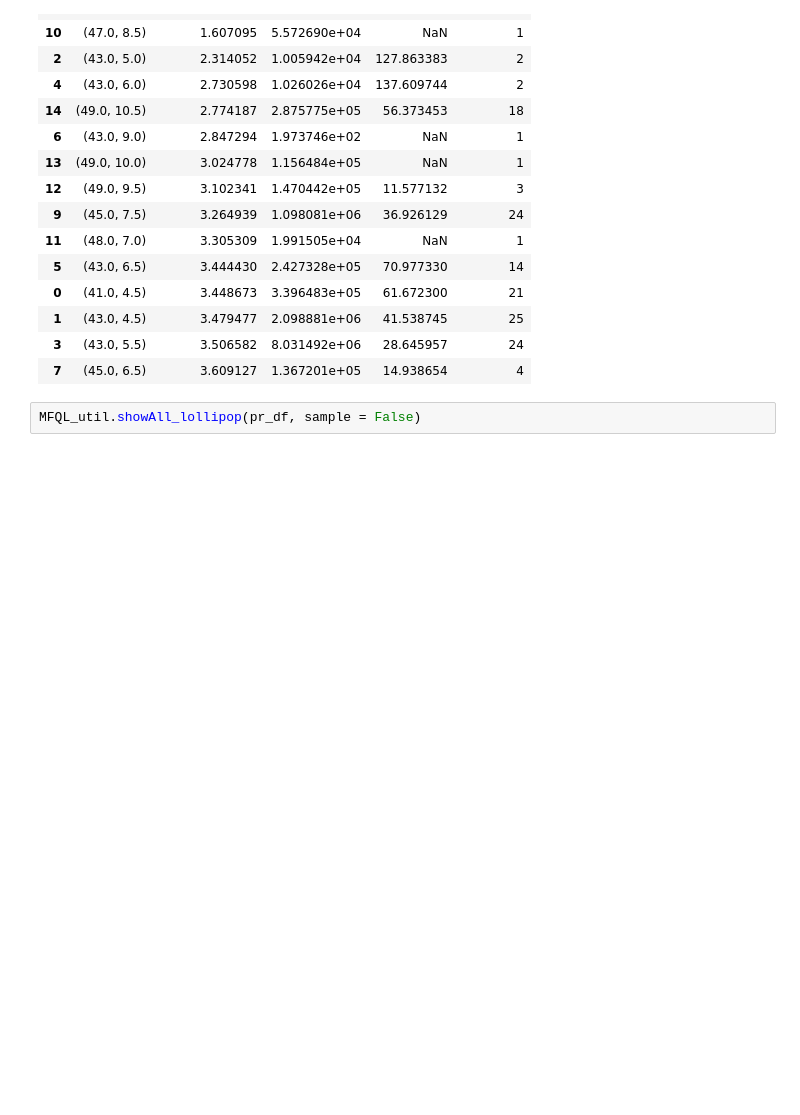
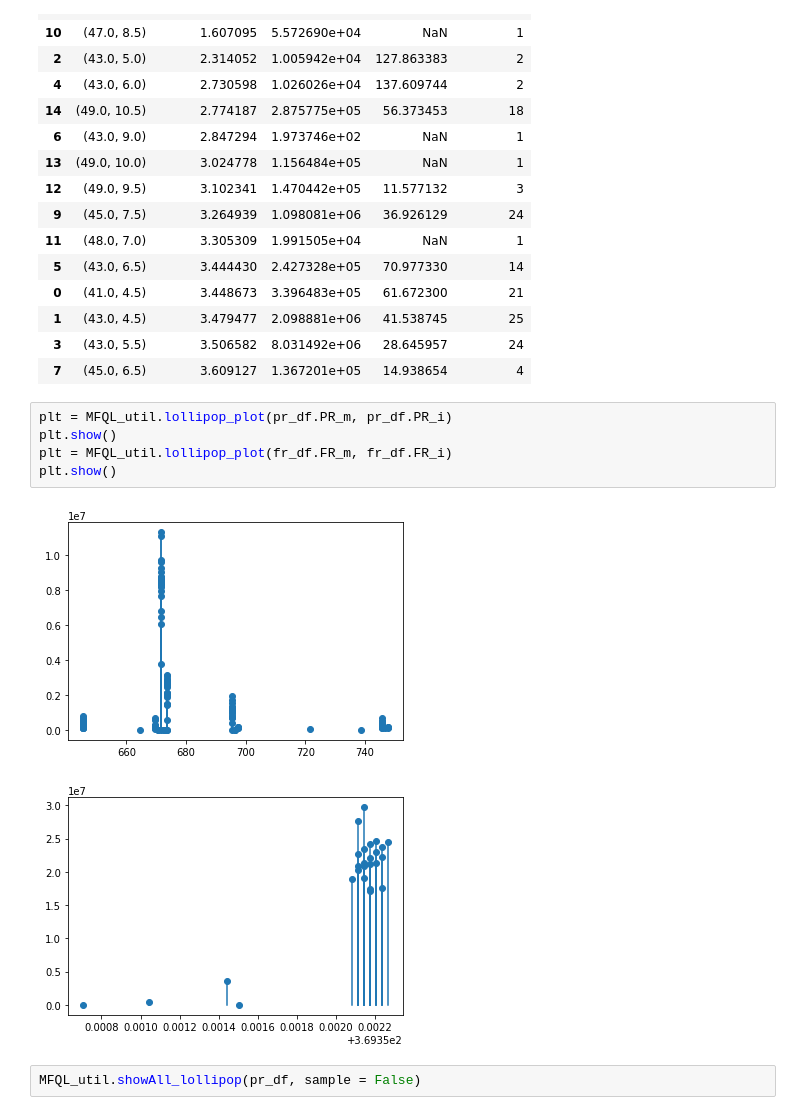
Before and after one commit to lifs-tools/lipidxplorer, a Jupyter notebook: lx2/mfql_emulate.ipynb, the cells around one changed output. Drawn from its saved outputs; the diff is of its cells as text; blank space fills up the shorter version.

```diff
--- a/lx2/mfql_emulate.ipynb
+++ b/lx2/mfql_emulate.ipynb
@@ -159,6 +149,14 @@ sum_df
 | 1 | (43.0, 4.5) | 3.479477 | 2.098881e+06 | 41.538745 | 25 |
 | 3 | (43.0, 5.5) | 3.506582 | 8.031492e+06 | 28.645957 | 24 |
 | 7 | (45.0, 6.5) | 3.609127 | 1.367201e+05 | 14.938654 | 4 |
+# %%
+plt = MFQL_util.lollipop_plot(pr_df.PR_m, pr_df.PR_i)
+plt.show()
+plt = MFQL_util.lollipop_plot(fr_df.FR_m, fr_df.FR_i)
+plt.show()
+# %% [output]
+[figure, added]
+[figure, added]
 # %%
 MFQL_util.showAll_lollipop(pr_df, sample = False)
 # %% [output]
```
Also changed, not shown: parts of 2 cells of this notebook.
